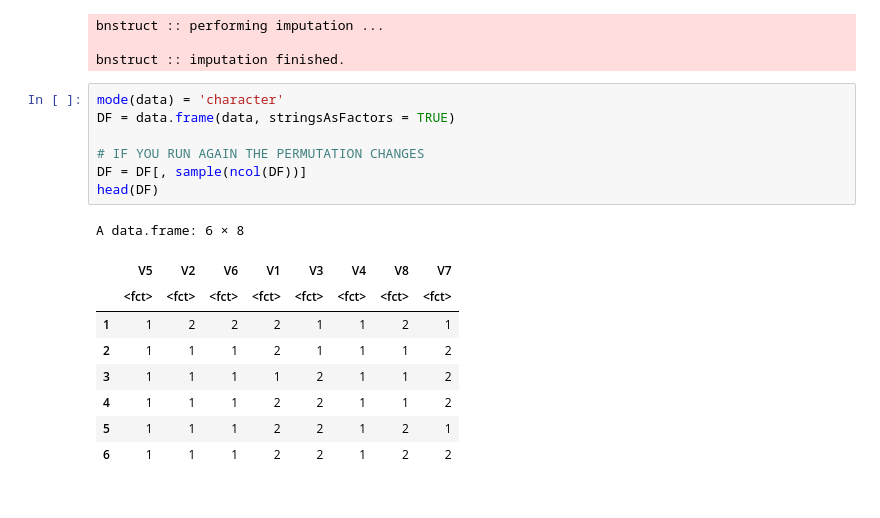
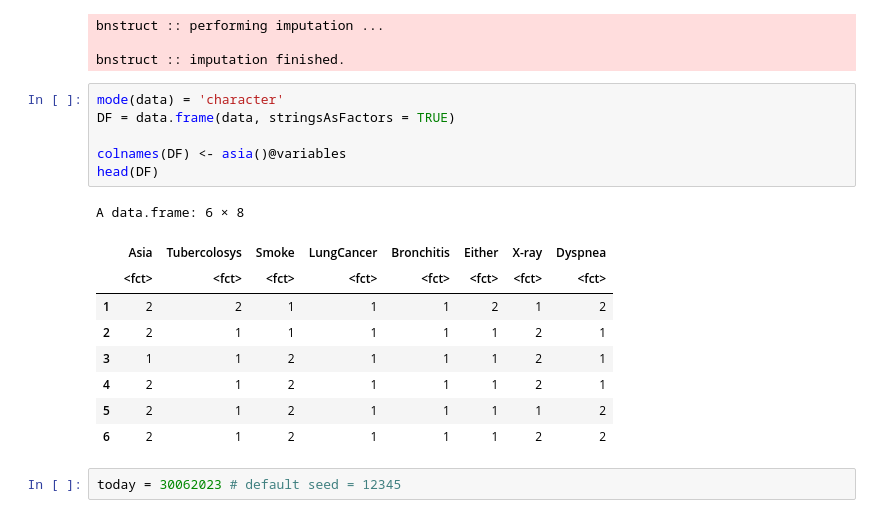
Before and after one commit to GiovanniZago/Bayesian-Networks, a Jupyter notebook: K2_asia_analysis.ipynb, the cells around one changed output. Drawn from its saved outputs; the diff is of its cells as text.

```diff
--- a/K2_asia_analysis.ipynb
+++ b/K2_asia_analysis.ipynb
@@ -16,18 +24,19 @@ bnstruct :: imputation finished.
 # %%
 mode(data) = 'character'
 DF = data.frame(data, stringsAsFactors = TRUE)
 
-# IF YOU RUN AGAIN THE PERMUTATION CHANGES
-DF = DF[, sample(ncol(DF))]
+colnames(DF) <- asia()@variables
 head(DF)
 # %% [output]
 A data.frame: 6 × 8
-|  | V5 | V2 | V6 | V1 | V3 | V4 | V8 | V7 |
+|  | Asia | Tubercolosys | Smoke | LungCancer | Bronchitis | Either | X-ray | Dyspnea |
 |  | <fct> | <fct> | <fct> | <fct> | <fct> | <fct> | <fct> | <fct> |
-| 1 | 1 | 2 | 2 | 2 | 1 | 1 | 2 | 1 |
-| 2 | 1 | 1 | 1 | 2 | 1 | 1 | 1 | 2 |
-| 3 | 1 | 1 | 1 | 1 | 2 | 1 | 1 | 2 |
-| 4 | 1 | 1 | 1 | 2 | 2 | 1 | 1 | 2 |
-| 5 | 1 | 1 | 1 | 2 | 2 | 1 | 2 | 1 |
-| 6 | 1 | 1 | 1 | 2 | 2 | 1 | 2 | 2 |
+| 1 | 2 | 2 | 1 | 1 | 1 | 2 | 1 | 2 |
+| 2 | 2 | 1 | 1 | 1 | 1 | 1 | 2 | 1 |
+| 3 | 1 | 1 | 2 | 1 | 1 | 1 | 2 | 1 |
+| 4 | 2 | 1 | 2 | 1 | 1 | 1 | 2 | 1 |
+| 5 | 2 | 1 | 2 | 1 | 1 | 1 | 1 | 2 |
+| 6 | 2 | 1 | 2 | 1 | 1 | 1 | 2 | 2 |
+# %%
+today = 30062023 # default seed = 12345
 # %%
```
Also changed, not shown: parts of 16 cells of this notebook, 7 other files.
